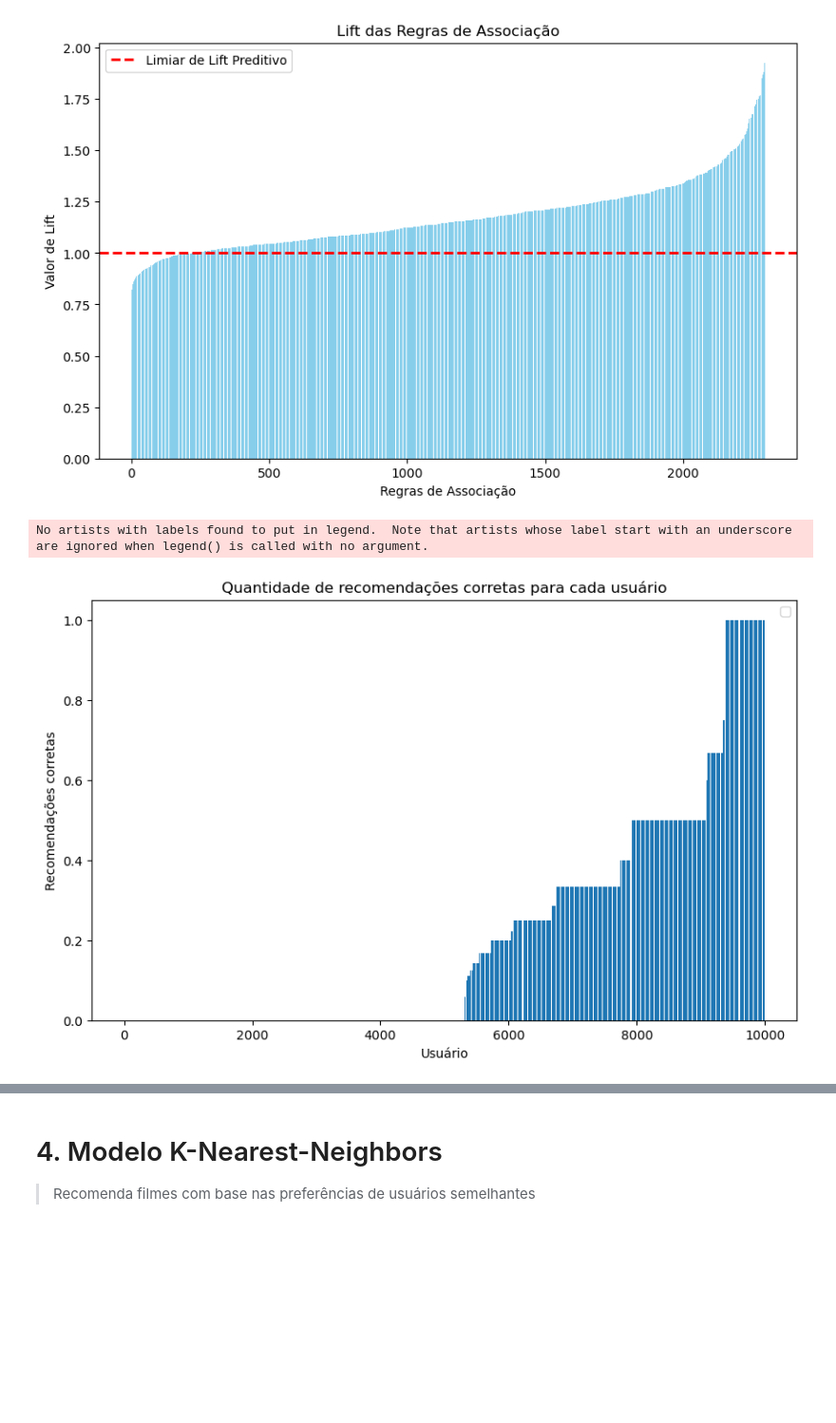
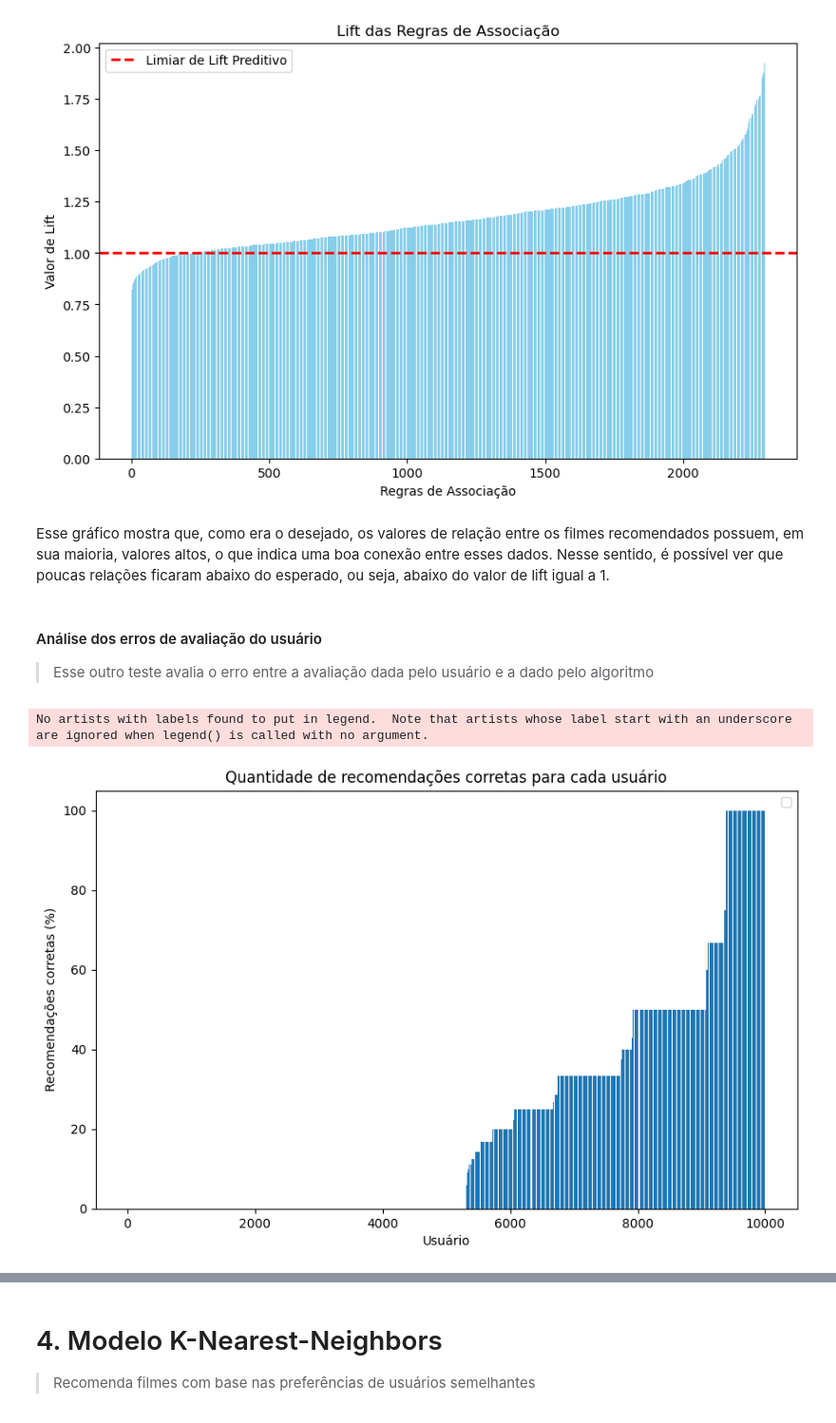
Before and after one commit to israelfs/Movies_Recommendation, a Jupyter notebook: IA_Baseline_e_Apriori.ipynb, the cells around one changed output, grey strips where cells are left out. Shown at 95% size. Cells and saved outputs as stored; diff of their text form; code cells hidden in the pictures; blank space fills up the shorter version.

```diff
--- a/IA_Baseline_e_Apriori.ipynb
+++ b/IA_Baseline_e_Apriori.ipynb
@@ -700,21 +713,28 @@ plt.legend()
 plt.show()
 # %% [output]
 [figure]
+# %% [markdown]
+Esse gráfico mostra que, como era o desejado, os valores de relação entre os filmes recomendados possuem, em sua maioria, valores altos, o que indica uma boa conexão entre esses dados. Nesse sentido, é possível ver que poucas relações ficaram abaixo do esperado, ou seja, abaixo do valor de lift igual a 1.
+# %% [markdown]
+#### Análise dos erros de avaliação do usuário
+
+>Esse outro teste avalia o erro entre a avaliação dada pelo usuário e a dado pelo algoritmo
 # %%
 k = 10000
 data = found_5_ap[:k]
+data = [value * 100 for value in data]
 data.sort()
 
 plt.figure(figsize=(10, 6))
 plt.bar(range(len(data)), data)
 
 plt.xlabel('Usuário')
-plt.ylabel('Recomendações corretas')
+plt.ylabel('Recomendações corretas (%)')
 
 plt.legend()
 
 plt.title('Quantidade de recomendações corretas para cada usuário')
 plt.show()
 # %% [output]
 No artists with labels found to put in legend.  Note that artists whose label start with an underscore are ignored when legend() is called with no argument.
-[figure, old version]
+[figure, new version]
```
Also changed, not shown: parts of 14 cells of this notebook.
